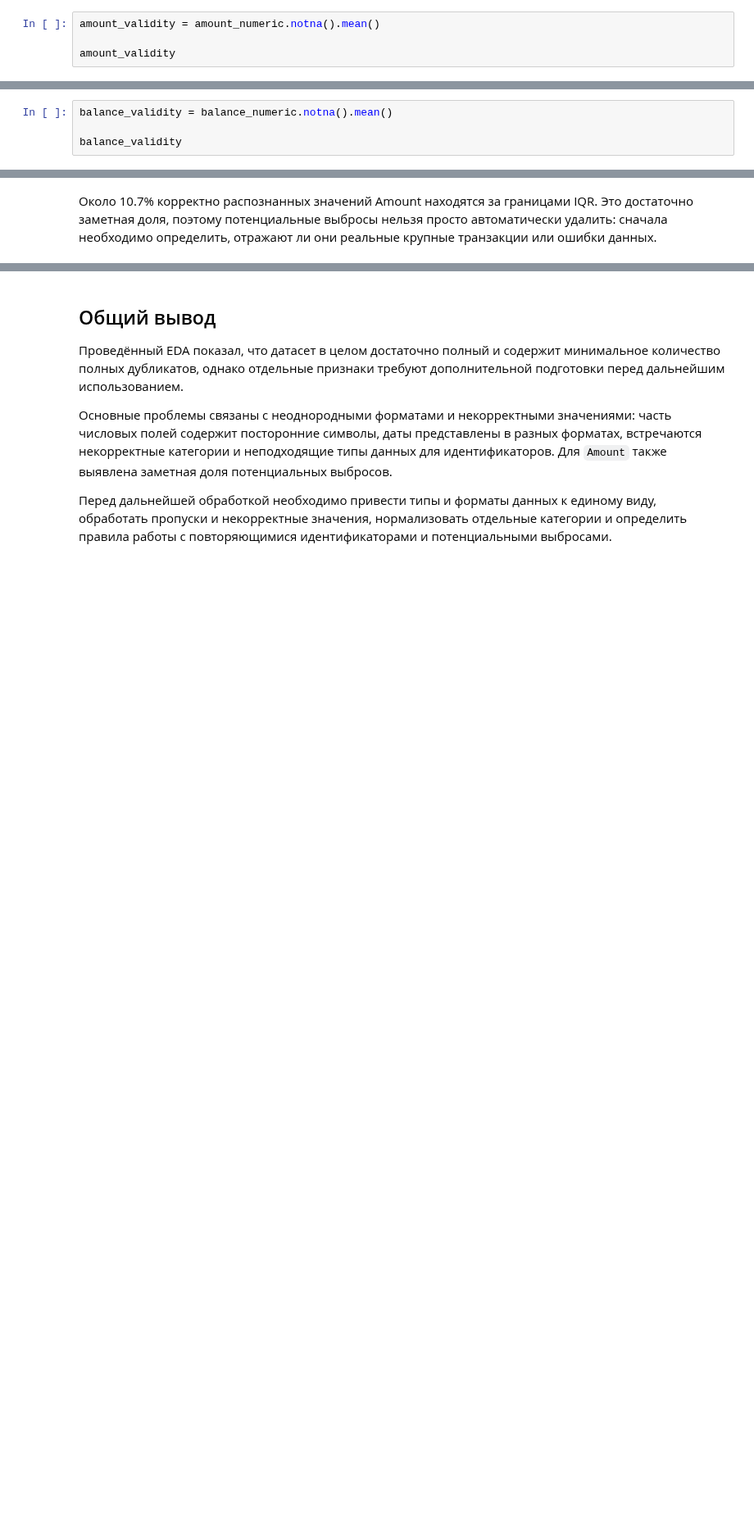
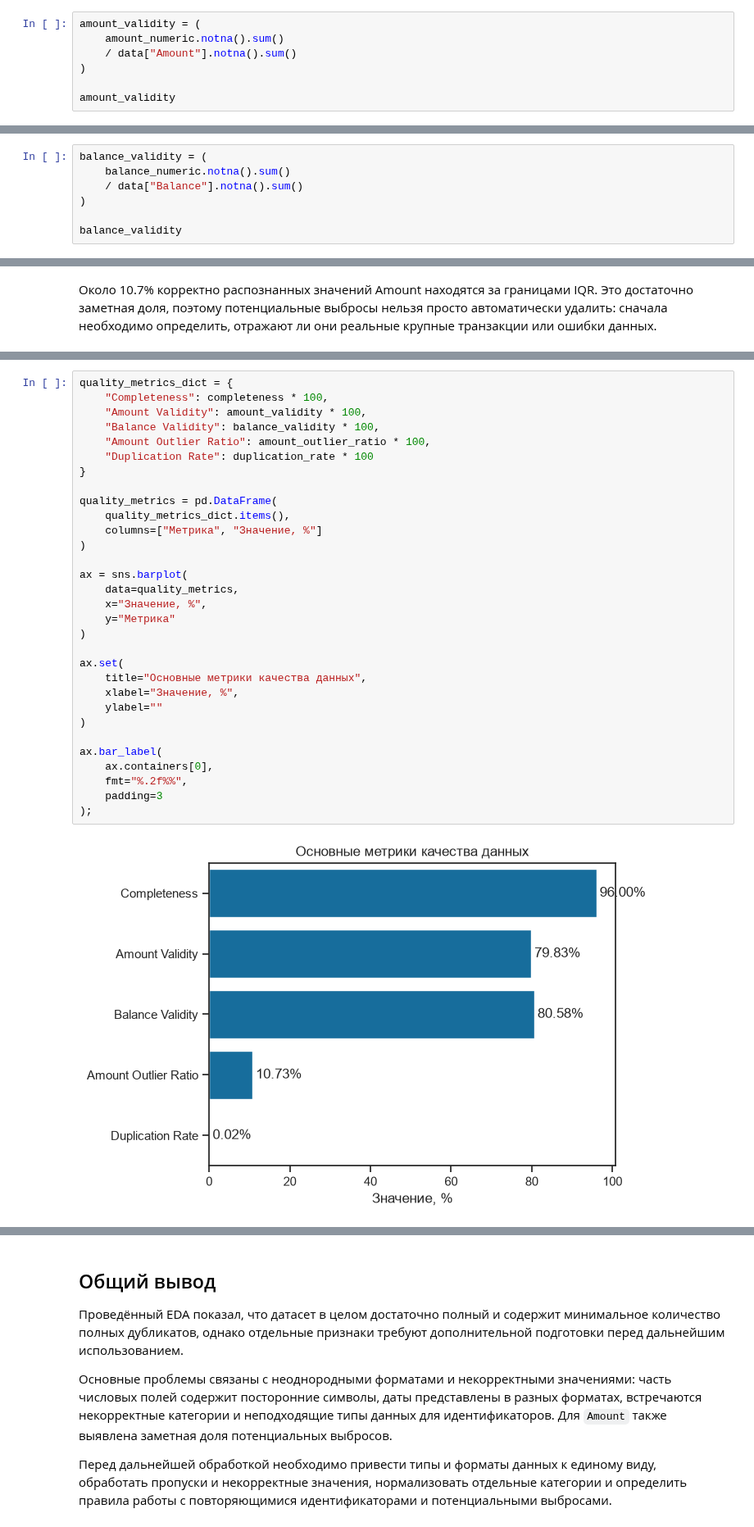
Before and after one commit to polinasimka/Data-Engineering-Project, a Jupyter notebook: notebooks/EDA.ipynb, the cells around one changed output, grey strips where cells are left out. Shown at 82% size. Cells and saved outputs as stored; diff of their text form; blank space fills up the shorter version.

```diff
--- a/notebooks/EDA.ipynb
+++ b/notebooks/EDA.ipynb
@@ -542,7 +584,10 @@ Duplication Rate ≈ 0.000165 - доля полных дубликатов ок
 # %% [markdown]
 ### 5.2. Валидность
 # %%
-amount_validity = amount_numeric.notna().mean()
+amount_validity = (
+    amount_numeric.notna().sum()
+    / data["Amount"].notna().sum()
+)
 
 amount_validity
 # %% [output]
@@ -550,5 +595,8 @@ np.float64(0.7981848184818482)
 # %%
-balance_validity = balance_numeric.notna().mean()
+balance_validity = (
+    balance_numeric.notna().sum()
+    / data["Balance"].notna().sum()
+)
 
 balance_validity
 # %% [output]
@@ -599,3 +620,36 @@ ax.bar_label(ax.containers[0], fmt="%.2f%%",padding=3);
+# %%
+quality_metrics_dict = {
+    "Completeness": completeness * 100,
+    "Amount Validity": amount_validity * 100,
+    "Balance Validity": balance_validity * 100,
+    "Amount Outlier Ratio": amount_outlier_ratio * 100,
+    "Duplication Rate": duplication_rate * 100
+}
+
+quality_metrics = pd.DataFrame(
+    quality_metrics_dict.items(),
+    columns=["Метрика", "Значение, %"]
+)
+
+ax = sns.barplot(
+    data=quality_metrics,
+    x="Значение, %",
+    y="Метрика"
+)
+
+ax.set(
+    title="Основные метрики качества данных",
+    xlabel="Значение, %",
+    ylabel=""
+)
+
+ax.bar_label(
+    ax.containers[0],
+    fmt="%.2f%%",
+    padding=3
+);
+# %% [output]
+[figure, added]
 # %% [markdown]
 ### Вывод по разделу 5
 
```
Also changed, not shown: parts of 15 cells of this notebook.
